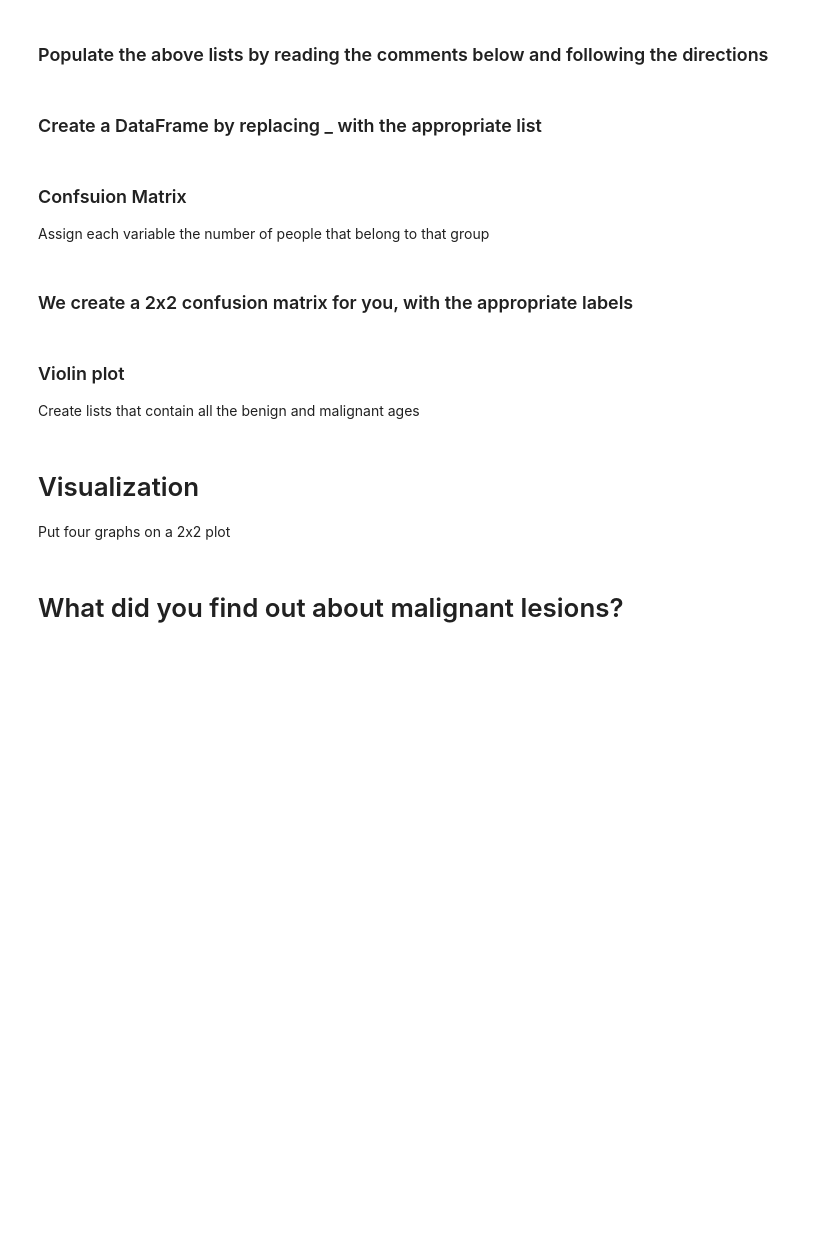
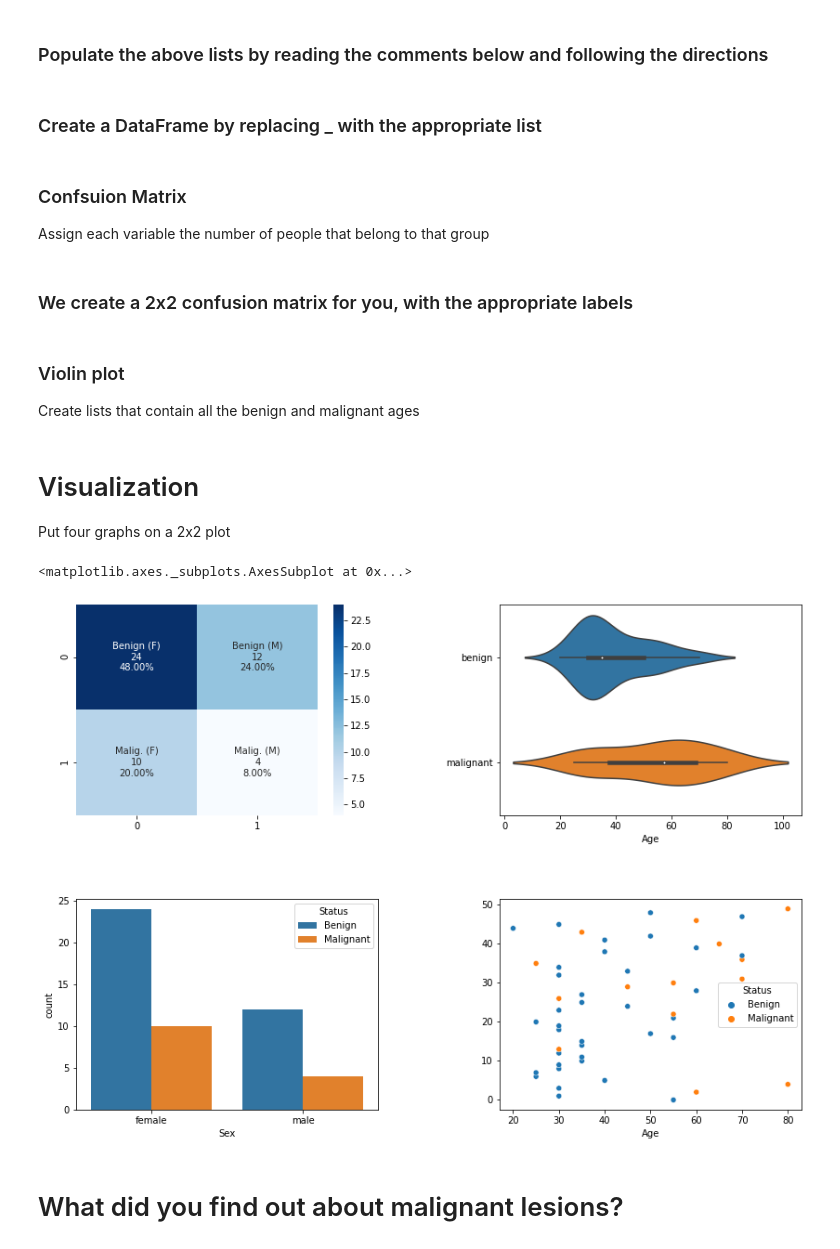
Before and after one commit to fredhutchio/ml-melanoma-example, a Jupyter notebook: novice/Q2.ipynb, the cells around one changed output. Saved outputs shown, nothing was run; the diff lists cells and outputs as text; code cells hidden in the pictures; blank space fills up the shorter version.

```diff
--- a/novice/Q2.ipynb
+++ b/novice/Q2.ipynb
@@ -74,27 +76,32 @@ for im in des_paths:
         if j["meta"]["clinical"]["benign_malignant"] == "malignant":
 
             # Add a person's age and sex to the malignant list
-
+            malignant.append(j["meta"]["clinical"]["age_approx"])
+            malignant.append(j["meta"]["clinical"]["sex"])
 
             # Add their age and sex to their appropriate lists
-
+            sex.append(j["meta"]["clinical"]["sex"])
+            age.append(j["meta"]["clinical"]["age_approx"])
 
             # Add their status to the status list (Malignant or Benign)
-
+            status.append('Malignant')
 
         elif j["meta"]["clinical"]["benign_malignant"] == "benign":
 
             # Add their age and sex to the benign list
-
+            benign.append(j["meta"]["clinical"]["age_approx"])
+            benign.append(j["meta"]["clinical"]["sex"])
 
             # Add their age and sex to their appropriate lists
-
+            sex.append(j["meta"]["clinical"]["sex"])
+            age.append(j["meta"]["clinical"]["age_approx"])
 
             # Add their status to the status list (Malignant or Benign)
+            status.append('Benign')
 # %% [markdown]
 ### Create a DataFrame by replacing _ with the appropriate list
 # %%
-lesion_data = pd.DataFrame({'Sex': _, 'Status': _, 'Age': _})
+lesion_data = pd.DataFrame({'Sex': sex, 'Status': status, 'Age': age})
 # %% [markdown]
 ### Confsuion Matrix <a id='conf_cell'></a>
 Assign each variable the number of people that belong to that group
@@ -107,3 +108,9 @@ malignant_males =
+# %%
+benign_females = benign.count('female')
+benign_males   = benign.count('male')
+
+malignant_females = malignant.count('female')
+malignant_males   = malignant.count('male')
 # %% [markdown]
 
 ### We create a 2x2 confusion matrix for you, with the appropriate labels
@@ -124,8 +131,8 @@ labels = np.asarray(labels).reshape(2,2)
 ### Violin plot <a id='violin_cell'></a>
 Create lists that contain all the benign and malignant ages
 # %%
-benign_ages =
-malignant_ages =
+benign_ages    = [x for x in benign if isinstance(x, int)]
+malignant_ages = [x for x in malignant if isinstance(x, int)]
 
 diagnosis_age = benign_ages + malignant_ages
 flags = ['benign'] * len(benign_ages) + ['malignant'] * len(malignant_ages)
@@ -136,28 +143,31 @@ Put four graphs on a 2x2 plot
 # %%
 fig = plt.figure(figsize=(14,10))
 fig.subplots_adjust(hspace=0.4, wspace=0.4)
 
 # Parameter 1: The number of rows
 # Parameter 2: The number of columns
 # Parameter 3: The graph position
 
-ax1 = fig.add_subplot(, , )
-ax2 = fig.add_subplot(, , )
+ax1 = fig.add_subplot(2, 2, 1)
+ax2 = fig.add_subplot(2, 2, 2)
 ax2.set(xlabel='Age')
-ax3 = fig.add_subplot(, , )
+ax3 = fig.add_subplot(2, 2, 3)
 ax3.set(xlabel='Sex', ylabel='Count')
-ax4 = fig.add_subplot(, , )
+ax4 = fig.add_subplot(2, 2, 4)
 
 
 # Use confusion matrix and labels
-sns.heatmap(, annot=, fmt='', cmap='Blues', ax=ax1)
+sns.heatmap(conf_mat, annot=labels, fmt='', cmap='Blues', ax=ax1)
 
 # Use lists from violin plot
-sns.violinplot(, , ax=ax2)
+sns.violinplot(benign_ages  + malignant_ages, flags, ax=ax2)
 
 # We use the lesion data to fill the remaining plots
 sns.countplot(x="Sex", hue="Status", data=lesion_data, ax=ax3)
 
-sns.scatterplot(x='Age', y=[i for i in range(len(data))], hue="Status", data = lesion_data, ax=ax4)
+sns.scatterplot(x='Age', y=[i for i in range(len(lesion_data))], hue="Status", data = lesion_data, ax=ax4)
+# %% [output]
+<matplotlib.axes._subplots.AxesSubplot at 0x...>
+[figure, added]
 # %% [markdown]
 # What did you find out about malignant lesions?
```
Also changed, not shown: parts of 2 cells of this notebook.
